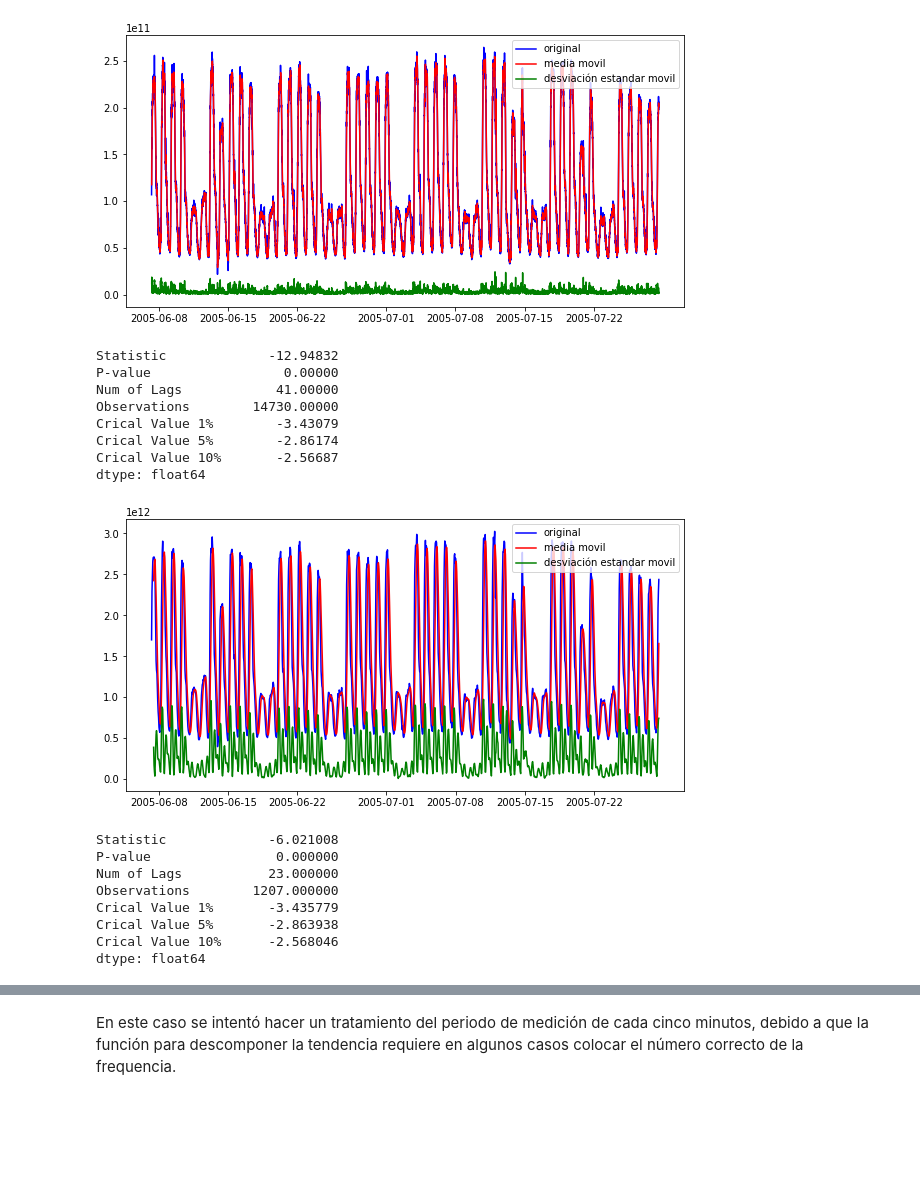
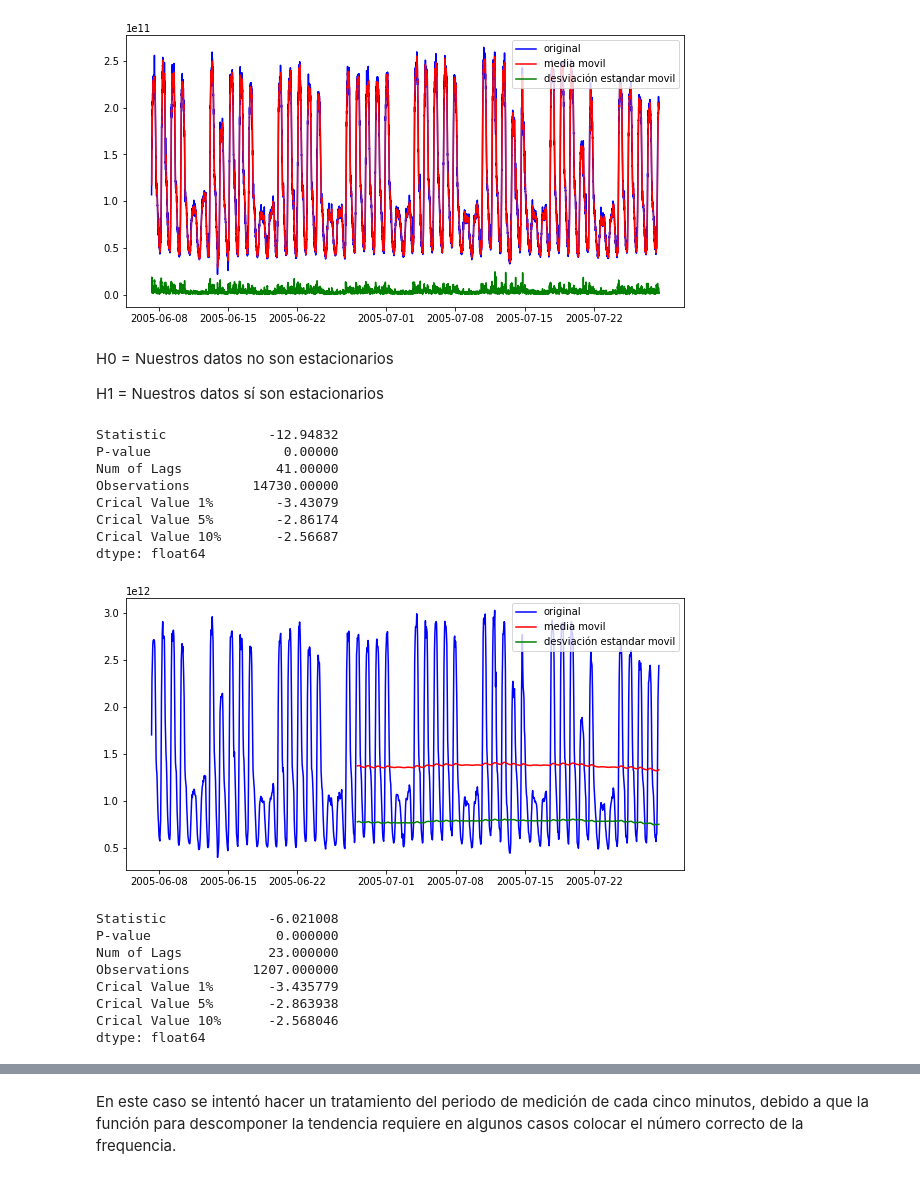
Before and after one commit to lponcec94/PolyWorks, a Jupyter notebook: semana_4/Ejemplo_InternetTraffic_Time_Series.ipynb, the cells around one changed output, grey strips where cells are left out. Cells and saved outputs as stored; diff of their text form; code cells hidden in the pictures; blank space fills up the shorter version.

```diff
--- a/semana_4/Ejemplo_InternetTraffic_Time_Series.ipynb
+++ b/semana_4/Ejemplo_InternetTraffic_Time_Series.ipynb
@@ -305,6 +295,10 @@ class Stationarity:
 viewing_stationarity(df_a5m, window=5)
 # %% [output]
 [figure]
+# %% [markdown]
+H0 = Nuestros datos no son estacionarios
+
+H1 = Nuestros datos sí son estacionarios
 # %%
 adf_test = Stationarity()
 adf_test.ADF(df_a5m['bits'].values).round(5)
@@ -318,11 +312,11 @@ Crical Value 5%        -2.86174
 Crical Value 10%       -2.56687
 dtype: float64
 # %%
-viewing_stationarity(df_a1h, window=6)
+viewing_stationarity(df_a1h, window=500)
 adf_test = Stationarity()
 adf_test.ADF(df_a1h['bits'].values).round(6)
 # %% [output]
-[figure, old version]
+[figure, new version]
 Statistic             -6.021008
 P-value                0.000000
 Num of Lags           23.000000
```
Also changed, not shown: parts of 20 cells of this notebook.
